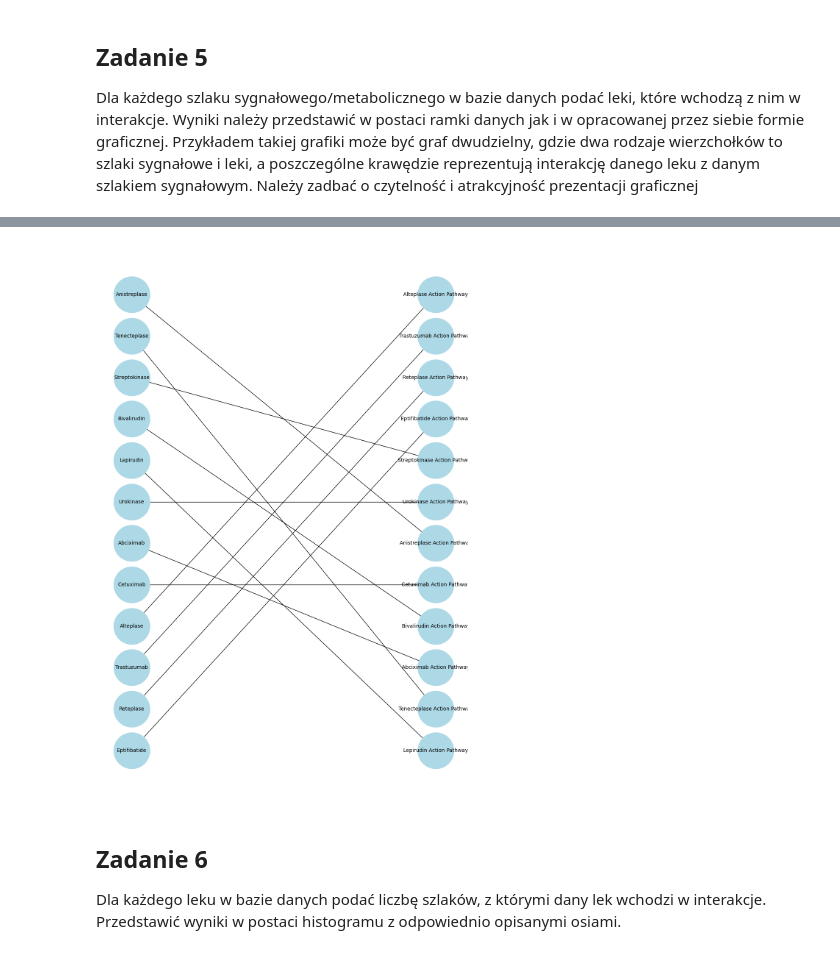
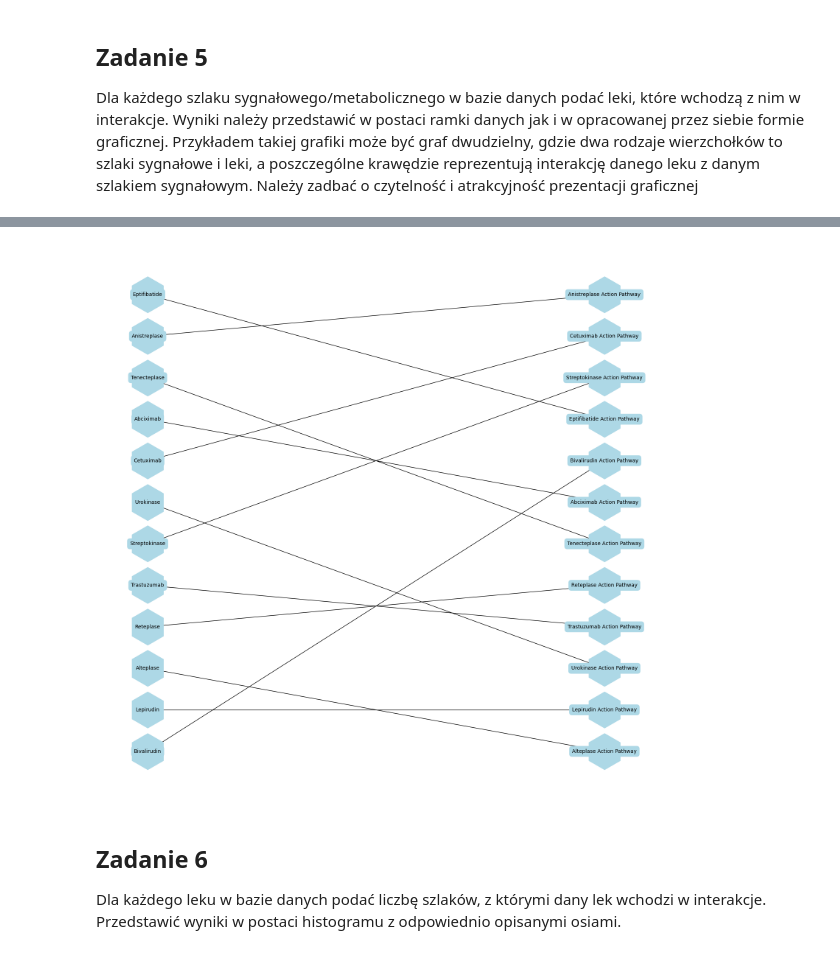
Before and after one commit to M1chalj/python_course_uw, a Jupyter notebook: Projekt/Zadanie_zaliczeniowe.ipynb, the cells around one changed output, grey strips where cells are left out. Saved outputs shown, nothing was run; the diff lists cells and outputs as text; code cells hidden in the pictures.

```diff
--- a/Projekt/Zadanie_zaliczeniowe.ipynb
+++ b/Projekt/Zadanie_zaliczeniowe.ipynb
@@ -195,26 +260,29 @@ drugs_pathways_df = create_drugs_pathways_dataframe(data)
+# %%
+# Draws a bipartite graph of drugs and pathways
+# drugs_pathways_df - DataFrame containing drugs-pathways data (generated by create_drugs_pathways_dataframe function)
+def show_drugs_pathways_graph(drugs_pathways_df):
+    g = nx.Graph()
+    drug_nodes = set(drugs_pathways_df['Drug Name'])
+    pathway_nodes = set(drugs_pathways_df['Pathway Name'])
+
+    g.add_nodes_from(drug_nodes, bipartite=0)
+    g.add_nodes_from(pathway_nodes, bipartite=1)
+
+    for i, row in drugs_pathways_df.iterrows():
+        drug_name = row['Drug Name']
+        pathway_name = row['Pathway Name']
+        g.add_edge(drug_name, pathway_name)
+
+    pos = nx.drawing.layout.bipartite_layout(g, drug_nodes, align='vertical')
+
+    plt.figure(figsize=(15, max(len(drug_nodes), len(pathway_nodes)) * 1.25))
+    nx.draw(g, pos, with_labels=True, font_size=10, node_size=5000, node_shape='h', node_color='lightblue',
+            font_color='black', bbox=dict(facecolor='lightblue', edgecolor='lightblue', boxstyle='round,pad=0.5'))
+    plt.show()
 # %%
-def show_drugs_pathways_graph(drugs_pathways_df):
-    B = nx.Graph()
-    drug_nodes = set(drugs_pathways_df['Drug Name'])
-    pathway_nodes = set(drugs_pathways_df['Pathway Name'])
-
-    B.add_nodes_from(drug_nodes, bipartite=0)
-    B.add_nodes_from(pathway_nodes, bipartite=1)
-
-    for i, row in drugs_pathways_df.iterrows():
-        drug_name = row['Drug Name']
-        pathway_name = row['Pathway Name']
-        B.add_edge(drug_name, pathway_name)
-
-    pos = nx.drawing.layout.bipartite_layout(B, drug_nodes, align='vertical')
-
-    plt.figure(figsize=(10, 15))
-    nx.draw(B, pos, with_labels=True, font_size=10, node_size=5000, node_color='lightblue', font_color='black')
-    plt.show()
-
 show_drugs_pathways_graph(drugs_pathways_df)
 # %% [output]
-[figure, old version]
+[figure, new version]
 # %% [markdown]
 ## Zadanie 6
 Dla każdego leku w bazie danych podać liczbę szlaków, z którymi dany lek wchodzi w
```
Also changed, not shown: parts of 40 cells of this notebook.
